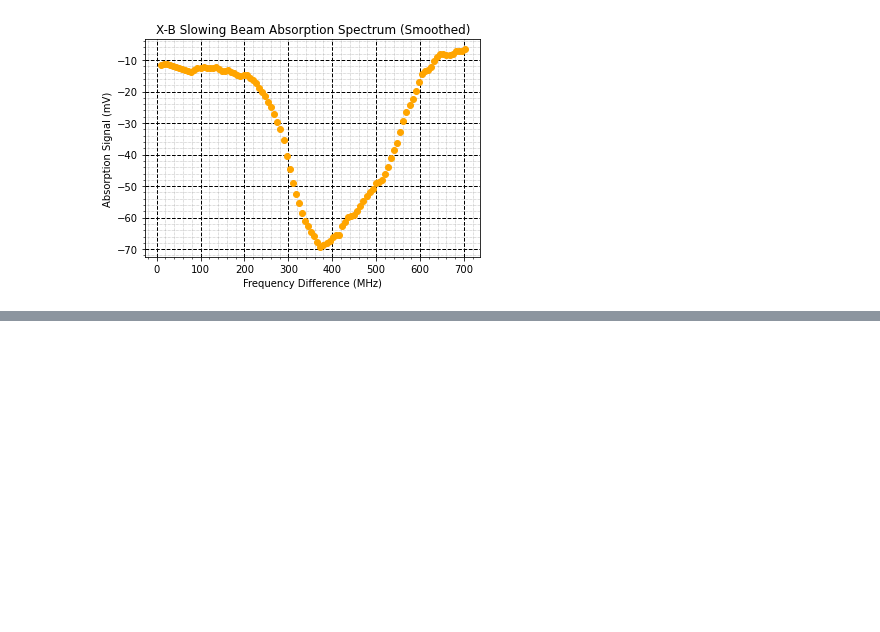
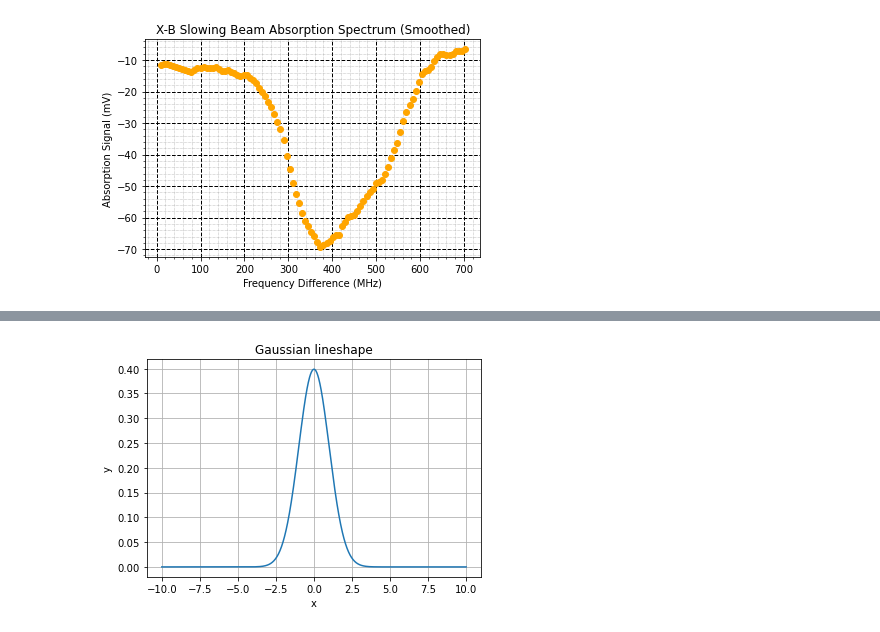
Before and after one commit to geoffrey-zheng/SrF-Calcs, a Jupyter notebook: Push-Beam/SlowerTransverseAbsorption.ipynb, the cells around one changed output, grey strips where cells are left out. Drawn from its saved outputs; the diff is of its cells as text; code cells hidden in the pictures; blank space fills up the shorter version.

```diff
--- a/Push-Beam/SlowerTransverseAbsorption.ipynb
+++ b/Push-Beam/SlowerTransverseAbsorption.ipynb
@@ -255,0 +349,28 @@ plt.show()
+# %%
+import numpy as np
+import matplotlib.pyplot as plt
+
+# Define the Gaussian function
+def gaussian(x, mu, sigma):
+    return 1 / (sigma * np.sqrt(2 * np.pi)) * np.exp(- (x - mu)**2 / (2 * sigma**2))
+
+# Define the range and step size
+x = np.linspace(-10, 10, 1000)
+
+# Define the parameters for the Gaussian
+mu = 0
+sigma = 1
+
+# Calculate the Gaussian
+y = gaussian(x, mu, sigma)
+
+# Plot the Gaussian
+plt.figure(figsize=(6, 4))
+plt.plot(x, y)
+plt.title('Gaussian lineshape')
+plt.xlabel('x')
+plt.ylabel('y')
+plt.grid(True)
+plt.show()
+# %% [output]
+[figure, added]
```
Also changed, not shown: parts of 8 cells of this notebook, 1 other file.
